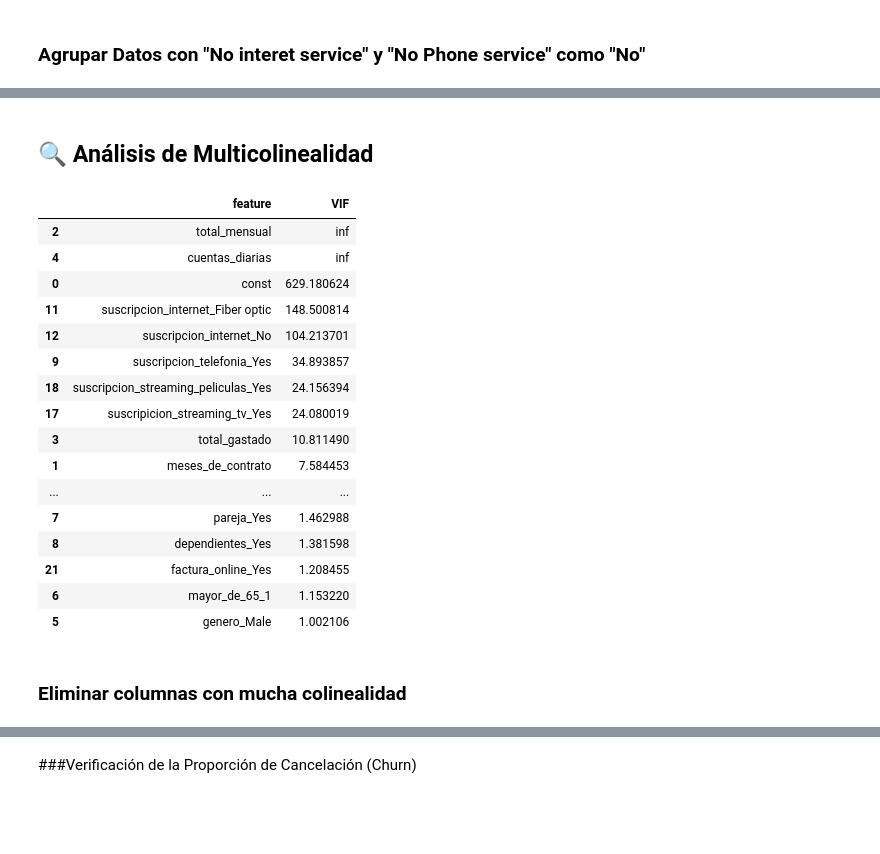
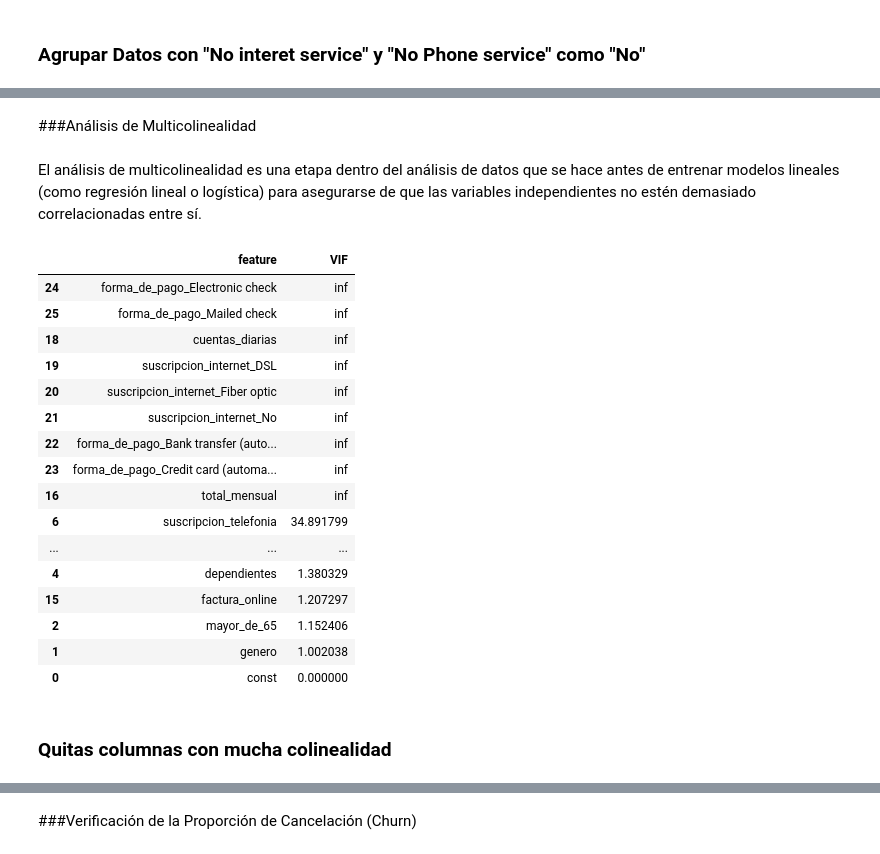
Before and after one commit to AlvinMontes/TelecomX_parte2, a Jupyter notebook: TelecomX_parte2.ipynb, the cells around one changed output, grey strips where cells are left out. Cells and saved outputs as stored; diff of their text form; code cells hidden in the pictures; blank space fills up the shorter version.

Commit message:
Se crearon los modelos, las métricas, interpretación y conclusión

```diff
--- a/TelecomX_parte2.ipynb
+++ b/TelecomX_parte2.ipynb
@@ -117,0 +92,3 @@ df_encoded
+# %%
+#convertir los valores de mayor_de_65 en 1 ="Yes" y 0 ="No"
+df_limpio['mayor_de_65'] = df_limpio['mayor_de_65'].replace({0: 'No', 1: 'Yes'})
@@ -117,0 +97,7 @@ df_encoded
+# %%
+#unificar columnas de tipo de contrato, de un año y el de mas de 2 en una sola.
+df_limpio["tipo_contrato"] = df_limpio["tipo_contrato"].replace(
+    {"Two year": "Un año o más", "One year": "Un año o más"}
+)
+
+df_limpio.head()
@@ -117,0 +116,23 @@ df_encoded
+# %%
+from sklearn.preprocessing import LabelEncoder, OneHotEncoder, StandardScaler
+#Escalar y Normalizar
+
+df_encoded = df_limpio.copy()
+# Inicializamos LabelEncoder y StandardScaler
+le = LabelEncoder()
+scaler = StandardScaler()
+
+#aplicar scaler a columnas numericas
+df_encoded[df_encoded.select_dtypes(include=["int64", "float64"]).columns] = scaler.fit_transform(df_encoded[df_encoded.select_dtypes(include=["int64", "float64"]).columns])
+
+#aplicar labelencoding a columnas binarias
+for col in df_encoded.select_dtypes(include=["object", "category"]).columns:
+    if df_encoded[col].unique().size == 2:
+        df_encoded[col] = le.fit_transform(df_encoded[col])
+
+
+#aplicar one-hot encoding a columnas no numericas con mas de 2 categorias
+df_encoded = pd.get_dummies(df_encoded, columns=df_encoded.select_dtypes(include=["object", "category"]).columns,dtype=int)
+
+
+df_encoded.head()
@@ -236,43 +234,45 @@ plt.show()
 # %% [markdown]
-## 🔍 Análisis de Multicolinealidad
+###Análisis de Multicolinealidad
+# %% [markdown]
+El análisis de multicolinealidad es una etapa dentro del análisis de datos que se hace antes de entrenar modelos lineales (como regresión lineal o logística) para asegurarse de que las variables independientes no estén demasiado correlacionadas entre sí.
 # %%
 from statsmodels.stats.outliers_influence import variance_inflation_factor
 from statsmodels.tools.tools import add_constant
 # %%
 #Seleccionar las variables independientes
-X = df_encoded.drop(columns=['se_fue_Yes'])
+X = df_encoded.drop(columns=['se_fue'])
 
 #Añadir constante (intercepto)
 X_const = add_constant(X)
 
 # Convert boolean columns to integers (0 or 1)
 X_const = X_const.astype(float)
 
 # Calcular el VIF
 vif_data = pd.DataFrame()
 vif_data["feature"] = X_const.columns
 vif_data["VIF"] = [variance_inflation_factor(X_const.values, i) for i in range(X_const.shape[1])]
 
 # Mostrar resultado
 display(vif_data.sort_values(by='VIF', ascending=False))
 # %% [output]
 |  | feature | VIF |
-| 2 | total_mensual | inf |
-| 4 | cuentas_diarias | inf |
-| 0 | const | 629.180624 |
-| 11 | suscripcion_internet_Fiber optic | 148.500814 |
-| 12 | suscripcion_internet_No | 104.213701 |
-| 9 | suscripcion_telefonia_Yes | 34.893857 |
-| 18 | suscripcion_streaming_peliculas_Yes | 24.156394 |
-| 17 | suscripicion_streaming_tv_Yes | 24.080019 |
-| 3 | total_gastado | 10.811490 |
-| 1 | meses_de_contrato | 7.584453 |
+| 24 | forma_de_pago_Electronic check | inf |
+| 25 | forma_de_pago_Mailed check | inf |
+| 18 | cuentas_diarias | inf |
+| 19 | suscripcion_internet_DSL | inf |
+| 20 | suscripcion_internet_Fiber optic | inf |
+| 21 | suscripcion_internet_No | inf |
+| 22 | forma_de_pago_Bank transfer (auto... | inf |
+| 23 | forma_de_pago_Credit card (automa... | inf |
+| 16 | total_mensual | inf |
+| 6 | suscripcion_telefonia | 34.891799 |
 | ... | ... | ... |
-| 7 | pareja_Yes | 1.462988 |
-| 8 | dependientes_Yes | 1.381598 |
-| 21 | factura_online_Yes | 1.208455 |
-| 6 | mayor_de_65_1 | 1.153220 |
-| 5 | genero_Male | 1.002106 |
+| 4 | dependientes | 1.380329 |
+| 15 | factura_online | 1.207297 |
+| 2 | mayor_de_65 | 1.152406 |
+| 1 | genero | 1.002038 |
+| 0 | const | 0.000000 |
 # %% [markdown]
-### Eliminar columnas con mucha colinealidad
+### Quitas columnas con mucha colinealidad
 # %%
```
Also changed, not shown: parts of 85 cells of this notebook.
